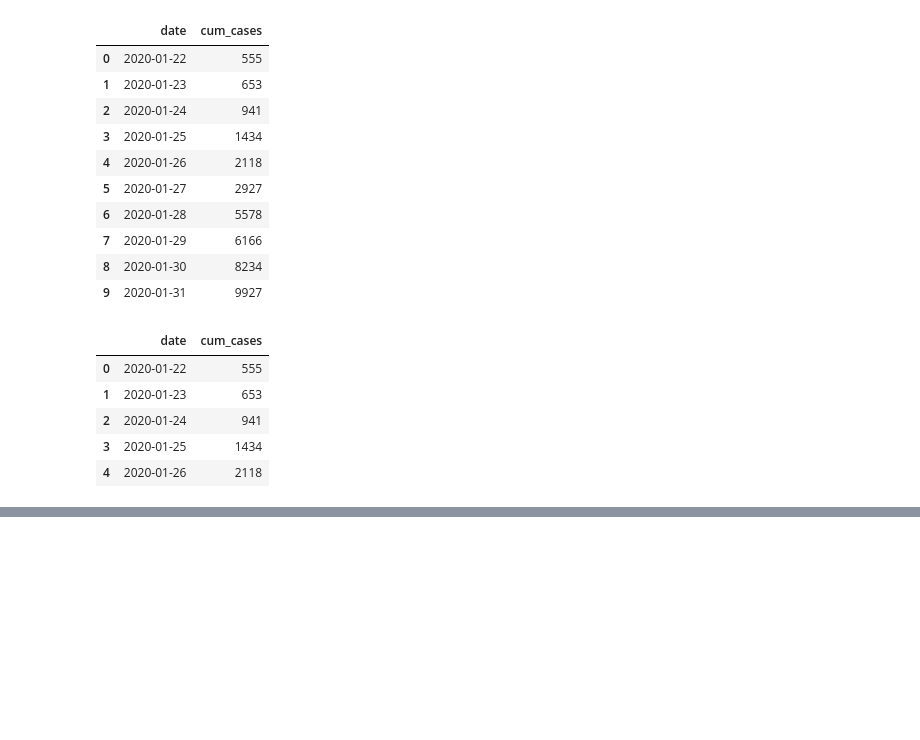
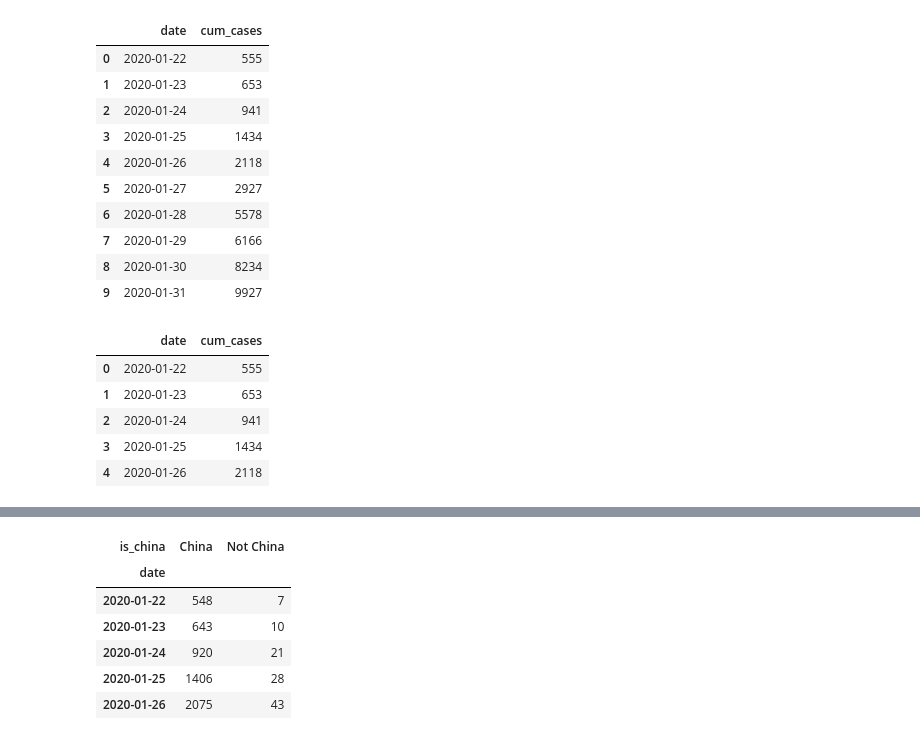
Before and after one commit to sushii2001/COVID-19_Visualization, a Jupyter notebook: covid-19_visualization.ipynb, the cells around one changed output, grey strips where cells are left out. Saved outputs shown, nothing was run; the diff lists cells and outputs as text; code cells hidden in the pictures; blank space fills up the shorter version.

```diff
--- a/covid-19_visualization.ipynb
+++ b/covid-19_visualization.ipynb
@@ -78,0 +103,13 @@ plt.legend()
+# %%
+# Read in datasets/confirmed_cases_china_vs_world.csv
+confirmed_cases_china_vs_world = pd.read_csv("datasets/confirmed_cases_china_vs_world.csv")
+china_vs_world = confirmed_cases_china_vs_world.pivot("date", "is_china", "cum_cases")
+china_vs_world.head()
+# %% [output]
+| is_china | China | Not China |
+| date |  |  |
+| 2020-01-22 | 548 | 7 |
+| 2020-01-23 | 643 | 10 |
+| 2020-01-24 | 920 | 21 |
+| 2020-01-25 | 1406 | 28 |
+| 2020-01-26 | 2075 | 43 |
```
Also changed, not shown: parts of 8 cells of this notebook.
